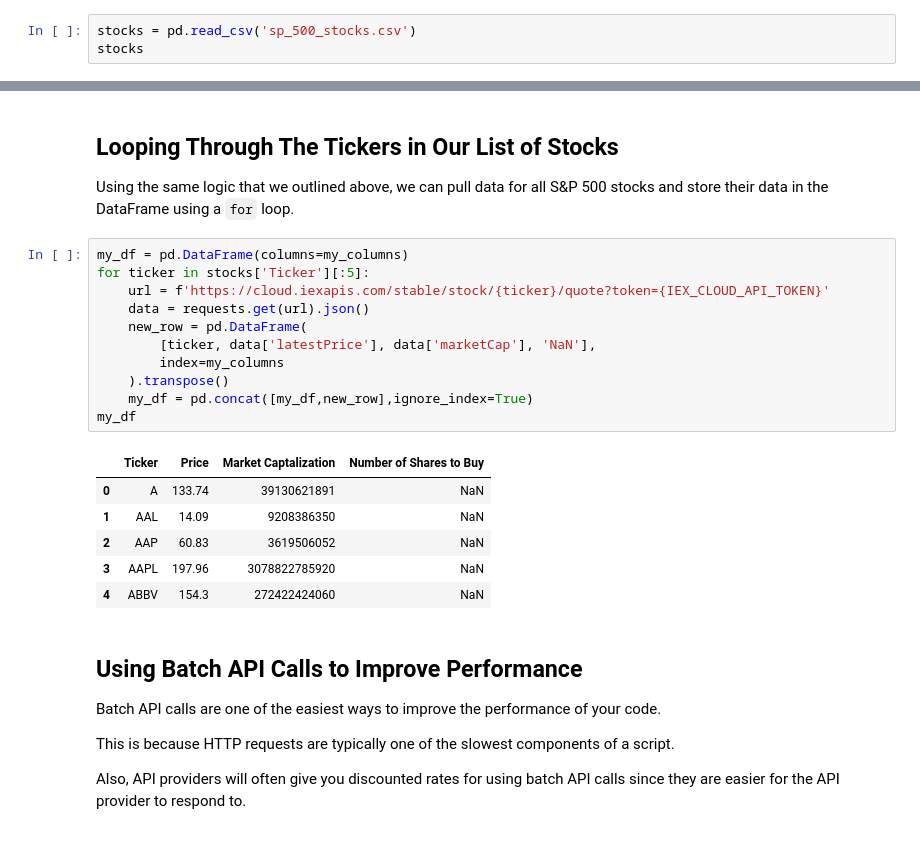
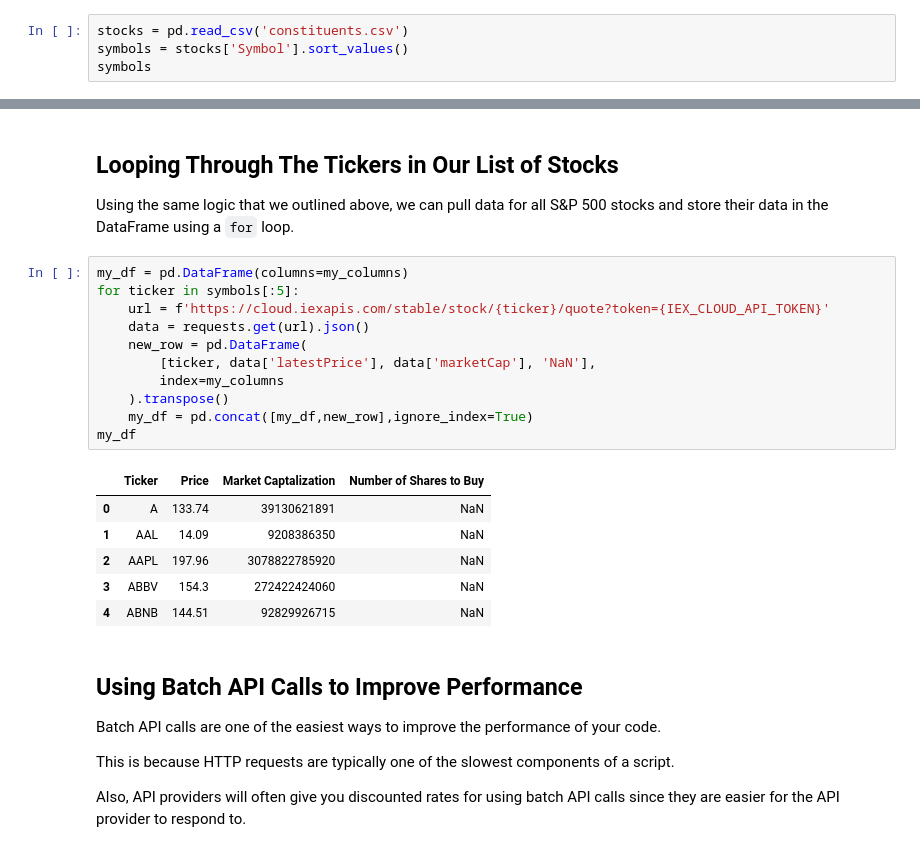
Before and after one commit to yinan-c/algorithmic-trading-python, a Jupyter notebook: starter_files/001_equal_weight_S&P_500.ipynb, the cells around one changed output, grey strips where cells are left out. Saved outputs shown, nothing was run; the diff lists cells and outputs as text.

```diff
--- a/starter_files/001_equal_weight_S&P_500.ipynb
+++ b/starter_files/001_equal_weight_S&P_500.ipynb
@@ -27,6 +27,7 @@ There's a static version of the S&P 500 constituents available here. [Click this
 
 Now it's time to import these stocks to our Jupyter Notebook file.
 # %%
-stocks = pd.read_csv('sp_500_stocks.csv')
-stocks
+stocks = pd.read_csv('constituents.csv')
+symbols = stocks['Symbol'].sort_values()
+symbols
 # %% [output]
@@ -105,22 +105,22 @@ my_df.append(
 Using the same logic that we outlined above, we can pull data for all S&P 500 stocks and store their data in the DataFrame using a `for` loop.
 # %%
 my_df = pd.DataFrame(columns=my_columns)
-for ticker in stocks['Ticker'][:5]:
+for ticker in symbols[:5]:
     url = f'https://cloud.iexapis.com/stable/stock/{ticker}/quote?token={IEX_CLOUD_API_TOKEN}'
     data = requests.get(url).json()
     new_row = pd.DataFrame(
         [ticker, data['latestPrice'], data['marketCap'], 'NaN'],
         index=my_columns
     ).transpose()
     my_df = pd.concat([my_df,new_row],ignore_index=True)
 my_df
 # %% [output]
 |  | Ticker | Price | Market Captalization | Number of Shares to Buy |
 | 0 | A | 133.74 | 39130621891 | NaN |
 | 1 | AAL | 14.09 | 9208386350 | NaN |
-| 2 | AAP | 60.83 | 3619506052 | NaN |
-| 3 | AAPL | 197.96 | 3078822785920 | NaN |
-| 4 | ABBV | 154.3 | 272422424060 | NaN |
+| 2 | AAPL | 197.96 | 3078822785920 | NaN |
+| 3 | ABBV | 154.3 | 272422424060 | NaN |
+| 4 | ABNB | 144.51 | 92829926715 | NaN |
 # %% [markdown]
 ## Using Batch API Calls to Improve Performance
 
```
Also changed, not shown: parts of 11 cells of this notebook, 1 other file.
